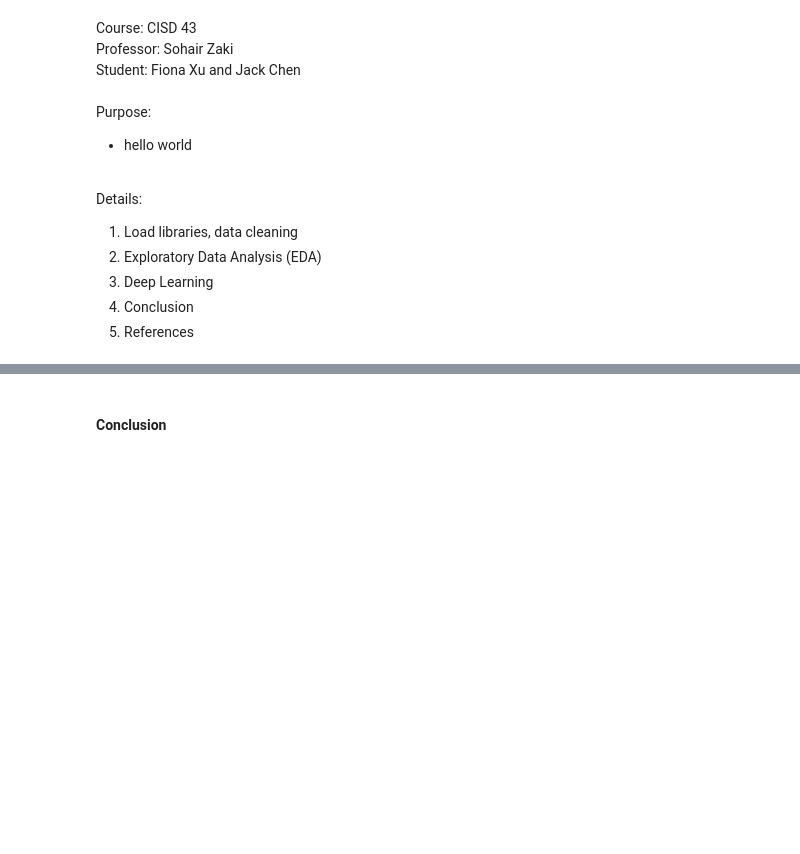
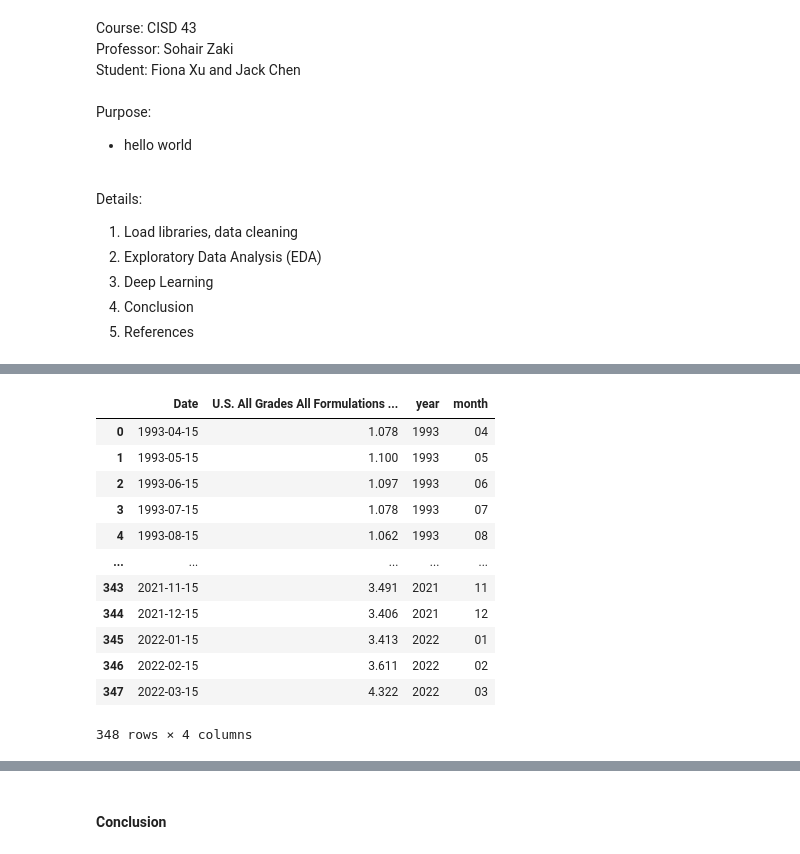
Before and after one commit to StockJanitor/Project43_DataTextMining, a Jupyter notebook: textMiningEV.ipynb, the cells around one changed output, grey strips where cells are left out. Saved outputs shown, nothing was run; the diff lists cells and outputs as text; code cells hidden in the pictures; blank space fills up the shorter version.

```diff
--- a/textMiningEV.ipynb
+++ b/textMiningEV.ipynb
@@ -155,0 +378,20 @@ info.head()
+# %%
+df_gas.Date = df_gas.Date.astype(str)
+# %%
+df_gas['year'] = df_gas.Date.apply(lambda x : x.split('-')[0])
+df_gas['month'] = df_gas.Date.apply(lambda x : x.split('-')[1])
+df_gas
+# %% [output]
+|  | Date | U.S. All Grades All Formulations ... | year | month |
+| 0 | 1993-04-15 | 1.078 | 1993 | 04 |
+| 1 | 1993-05-15 | 1.100 | 1993 | 05 |
+| 2 | 1993-06-15 | 1.097 | 1993 | 06 |
+| 3 | 1993-07-15 | 1.078 | 1993 | 07 |
+| 4 | 1993-08-15 | 1.062 | 1993 | 08 |
+| ... | ... | ... | ... | ... |
+| 343 | 2021-11-15 | 3.491 | 2021 | 11 |
+| 344 | 2021-12-15 | 3.406 | 2021 | 12 |
+| 345 | 2022-01-15 | 3.413 | 2022 | 01 |
+| 346 | 2022-02-15 | 3.611 | 2022 | 02 |
+| 347 | 2022-03-15 | 4.322 | 2022 | 03 |
+348 rows × 4 columns
```
Also changed, not shown: parts of 35 cells of this notebook, 10 other files.
